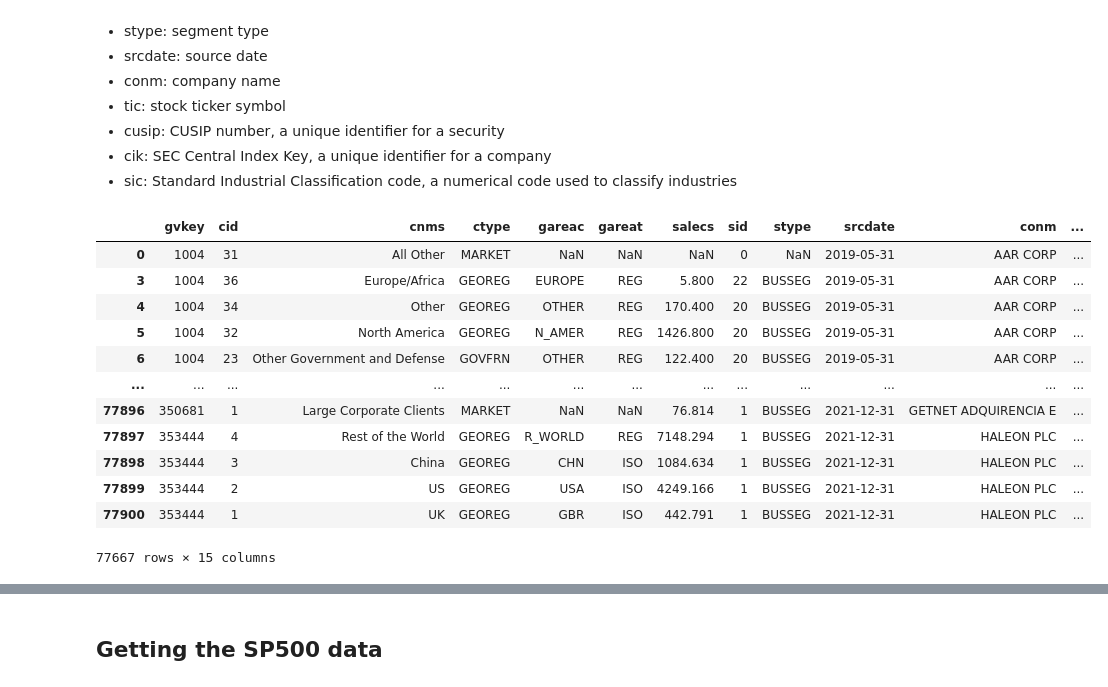
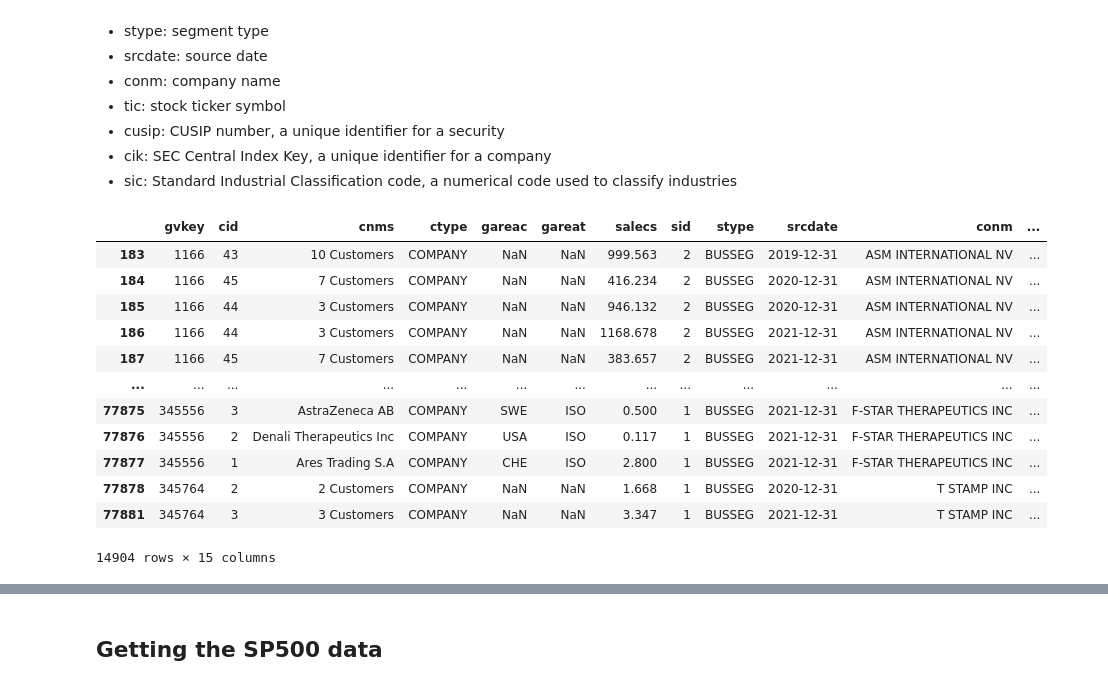
Before and after one commit to JerseyK/Final-Project_Sunset, a Jupyter notebook: data.ipynb, the cells around one changed output, grey strips where cells are left out. Cells and saved outputs as stored; diff of their text form; code cells hidden in the pictures.

```diff
--- a/data.ipynb
+++ b/data.ipynb
@@ -24,19 +26,21 @@ import os
 comp = pd.read_csv('inputs/cust_supply_2019_2022.csv')
 # %%
 # Select rows where 'cnms' is not equal to 'U.S. Government'
-comp = comp[comp['cnms'] != 'U.S. Government']
-comp
+comp2 = comp[comp['ctype'] == 'COMPANY']
+comp2 = comp2[comp2['cnms'] != 'Not Reported']
+comp3 = comp2.dropna(subset=['salecs'])
+comp3
 # %% [output]
 |  | gvkey | cid | cnms | ctype | gareac | gareat | salecs | sid | stype | srcdate | conm | ... |
-| 0 | 1004 | 31 | All Other | MARKET | NaN | NaN | NaN | 0 | NaN | 2019-05-31 | AAR CORP | ... |
-| 3 | 1004 | 36 | Europe/Africa | GEOREG | EUROPE | REG | 5.800 | 22 | BUSSEG | 2019-05-31 | AAR CORP | ... |
-| 4 | 1004 | 34 | Other | GEOREG | OTHER | REG | 170.400 | 20 | BUSSEG | 2019-05-31 | AAR CORP | ... |
-| 5 | 1004 | 32 | North America | GEOREG | N_AMER | REG | 1426.800 | 20 | BUSSEG | 2019-05-31 | AAR CORP | ... |
-| 6 | 1004 | 23 | Other Government and Defense | GOVFRN | OTHER | REG | 122.400 | 20 | BUSSEG | 2019-05-31 | AAR CORP | ... |
+| 183 | 1166 | 43 | 10 Customers | COMPANY | NaN | NaN | 999.563 | 2 | BUSSEG | 2019-12-31 | ASM INTERNATIONAL NV | ... |
+| 184 | 1166 | 45 | 7 Customers | COMPANY | NaN | NaN | 416.234 | 2 | BUSSEG | 2020-12-31 | ASM INTERNATIONAL NV | ... |
+| 185 | 1166 | 44 | 3 Customers | COMPANY | NaN | NaN | 946.132 | 2 | BUSSEG | 2020-12-31 | ASM INTERNATIONAL NV | ... |
+| 186 | 1166 | 44 | 3 Customers | COMPANY | NaN | NaN | 1168.678 | 2 | BUSSEG | 2021-12-31 | ASM INTERNATIONAL NV | ... |
+| 187 | 1166 | 45 | 7 Customers | COMPANY | NaN | NaN | 383.657 | 2 | BUSSEG | 2021-12-31 | ASM INTERNATIONAL NV | ... |
 | ... | ... | ... | ... | ... | ... | ... | ... | ... | ... | ... | ... | ... |
-| 77896 | 350681 | 1 | Large Corporate Clients | MARKET | NaN | NaN | 76.814 | 1 | BUSSEG | 2021-12-31 | GETNET ADQUIRENCIA E | ... |
-| 77897 | 353444 | 4 | Rest of the World | GEOREG | R_WORLD | REG | 7148.294 | 1 | BUSSEG | 2021-12-31 | HALEON PLC | ... |
-| 77898 | 353444 | 3 | China | GEOREG | CHN | ISO | 1084.634 | 1 | BUSSEG | 2021-12-31 | HALEON PLC | ... |
-| 77899 | 353444 | 2 | US | GEOREG | USA | ISO | 4249.166 | 1 | BUSSEG | 2021-12-31 | HALEON PLC | ... |
-| 77900 | 353444 | 1 | UK | GEOREG | GBR | ISO | 442.791 | 1 | BUSSEG | 2021-12-31 | HALEON PLC | ... |
+| 77875 | 345556 | 3 | AstraZeneca AB | COMPANY | SWE | ISO | 0.500 | 1 | BUSSEG | 2021-12-31 | F-STAR THERAPEUTICS INC | ... |
+| 77876 | 345556 | 2 | Denali Therapeutics Inc | COMPANY | USA | ISO | 0.117 | 1 | BUSSEG | 2021-12-31 | F-STAR THERAPEUTICS INC | ... |
+| 77877 | 345556 | 1 | Ares Trading S.A | COMPANY | CHE | ISO | 2.800 | 1 | BUSSEG | 2021-12-31 | F-STAR THERAPEUTICS INC | ... |
+| 77878 | 345764 | 2 | 2 Customers | COMPANY | NaN | NaN | 1.668 | 1 | BUSSEG | 2020-12-31 | T STAMP INC | ... |
+| 77881 | 345764 | 3 | 3 Customers | COMPANY | NaN | NaN | 3.347 | 1 | BUSSEG | 2021-12-31 | T STAMP INC | ... |
-77667 rows × 15 columns
+14904 rows × 15 columns
```
Also changed, not shown: parts of 3 cells of this notebook.
